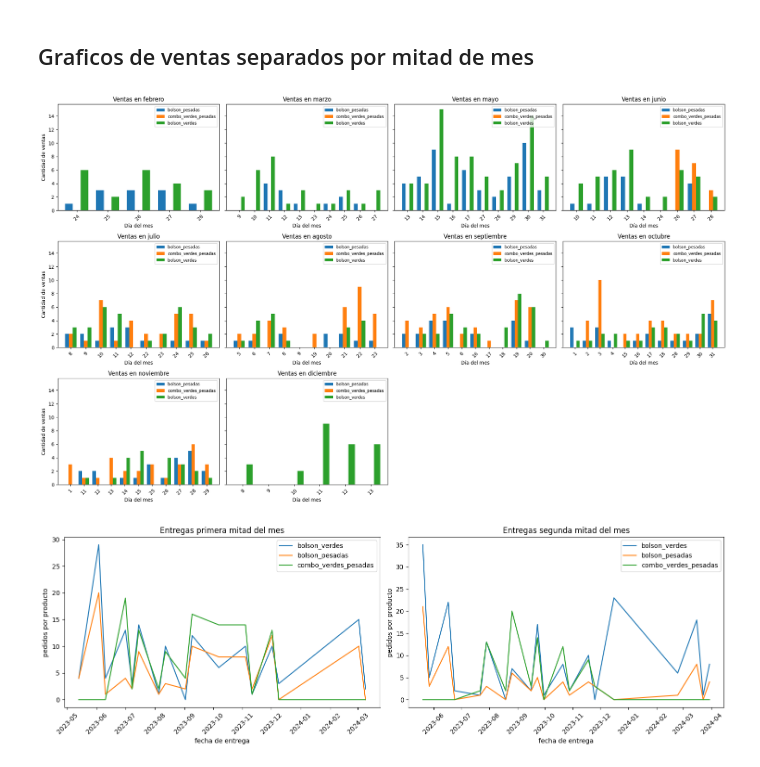
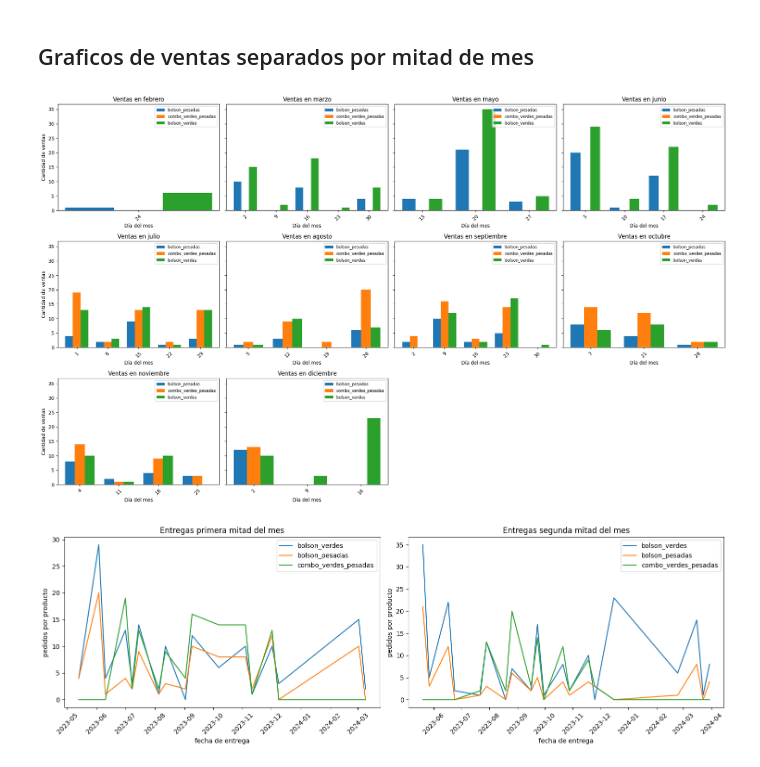
Before and after one commit to Taller-Datos-Populares-UBA/PAC, a Jupyter notebook: analisis_estadisticos.ipynb, the cells around one changed output. Saved outputs shown, nothing was run; the diff lists cells and outputs as text; code cells hidden in the pictures.

Commit message:
arreglar generación de ids y ranking de pedidos por cliente

```diff
--- a/analisis_estadisticos.ipynb
+++ b/analisis_estadisticos.ipynb
@@ -28,3 +7,30 @@ Index(['marca_temporal', 'bolson_verdes', 'bolson_pesadas',
+# %%
+df_entregas = pd.read_excel('pedidos_acumulados_con_nombre.xlsx')
+df_entregas.columns
+
+reordenar_columnas = ['marca_temporal', 'id', 'email', 'nombre', 'casa_popular', 'fecha_entrega',
+                      'bolson_verdes', 'bolson_pesadas',
+       'combo_verdes_pesadas_maple', 'peras', 'docena_huevos', 'banana',
+       'yerba_las_tunas_1kg', 'miel', 'media_docena_huevos', 'tomate_perita',
+       'paltas', 'berenjenas', 'zanahoria', 'cebolla_morada', 'ajo', 'limones',
+       'mandioca', 'harina_trigo_integral', 'tapas_empanadas_12', 'oregano',
+       'zuchini', 'papa_blanca', 'zapallo_anco', 'manzana', 'pascualina',
+       'polenta', 'detergente', 'granola', 'zapallo_kabutia', 'mandarina',
+       'naranja', 'pomelo', 'yerba_grapia_milenaria_500_g', 'chimichurri',
+       'jabon_liquido', 'tintura', 'tomate_triturado', 'mermelada_durazno',
+       'jengibre', 'grisines', 'aceituna_verde', 'azucar_mascabo',
+       'arroz_integral', 'poroto_soja', 'poroto_alubia', 'poroto_colorado',
+       'poroto_negro', 'mate_cocido', 'te_negro', 'queso_pategras',
+       'chorizo_colorado', 'cebolla',
+       'zapallito', 'pepino', 'batata', 'quinoto', 'kiwi', 'ananá',
+       'yerba_yerbal_viejo_500_g', 'yerba_orembae_1_kg', 'arvejas', 'avena',
+       'repollo', 'tomate', 'morron_verde', 'papines', 'combo_verdes_pesadas',
+       'yerba_grapia_milenaria_1_kg', 'lechuga_morada', 'bolson_frutas',
+       'naranja_sanguinea', 'romero', 'laurel', 'tomate_cherry',
+       'manzana_roja', 'manzana_verde', 'lechuga_francesa', 'manteca',
+       'frutilla', 'rebozador_mandioca']
+
+df_entregas = df_entregas[reordenar_columnas]
 # %%
 df_precios = pd.read_excel('tabla_precios_acumulada.xlsx')
 df_precios
@@ -331,35 +329,35 @@ def cantidad_de_ventas_por_dia(df: pd.DataFrame, columna_fecha: str, lista_produ
         x = np.arange(len(dias_sorted))
 
         # para centrar ticks
         total_groups = len(lista_productos)
         for i, producto in enumerate(lista_productos):
             # extraer valores alineados a dias_sorted (rellenar con 0 si falta)
             valores = []
             for d in dias_sorted:
                 row = subset[(subset["dias"] == d)]
                 if not row.empty:
                     valores.append(row.iloc[0][producto])
                 else:
                     valores.append(0)
             ax.bar(x + i * bar_width, valores, width=bar_width, label=producto)
 
         ax.set_title(f"Ventas en {nombre_mes[mes - 1]}")
         ax.set_xticks(x + bar_width * (total_groups - 1) / 2)
         ax.set_xticklabels(dias_sorted, rotation=45)
         ax.set_xlabel("Día del mes")
         if idx % ncols == 0:
             ax.set_ylabel("Cantidad de ventas")
         ax.legend(fontsize="small", loc="upper right")
 
     # ocultar subplots extras
     for j in range(len(meses_a_graficar), nrows * ncols):
         axes_flat[j].set_visible(False)
 
     plt.tight_layout()
     plt.show()
-cantidad_de_ventas_por_dia(df_entregas,"marca_temporal",['bolson_pesadas','combo_verdes_pesadas','bolson_verdes'])
+cantidad_de_ventas_por_dia(df_entregas,"fecha_entrega",['bolson_pesadas','combo_verdes_pesadas','bolson_verdes'])
 # %% [output]
-[figure, old version]
+[figure, new version]
 # %%
 def separar_por_dia(df: pd.DataFrame,columna_fecha: str,umbral_dia:int)->pd.Series:
   index_primer_parte_mes=df[columna_fecha].dt.day<=umbral_dia
```
Also changed, not shown: parts of 5 cells of this notebook, 4 other files.
